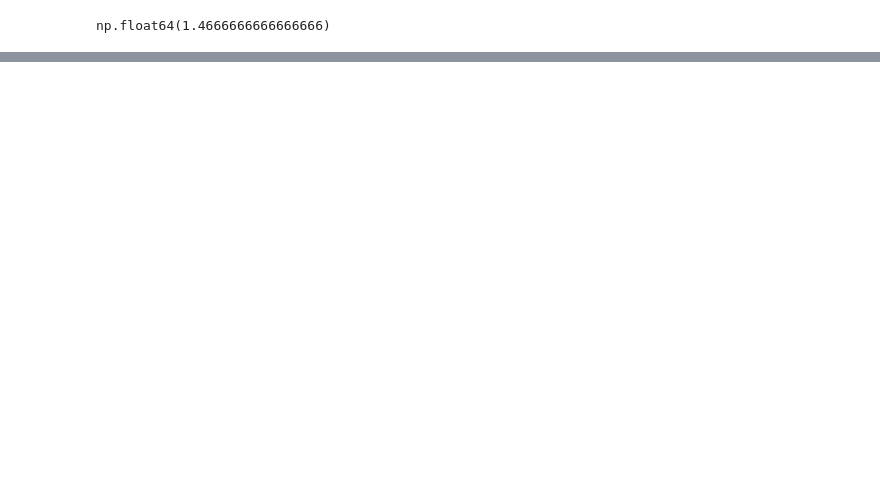
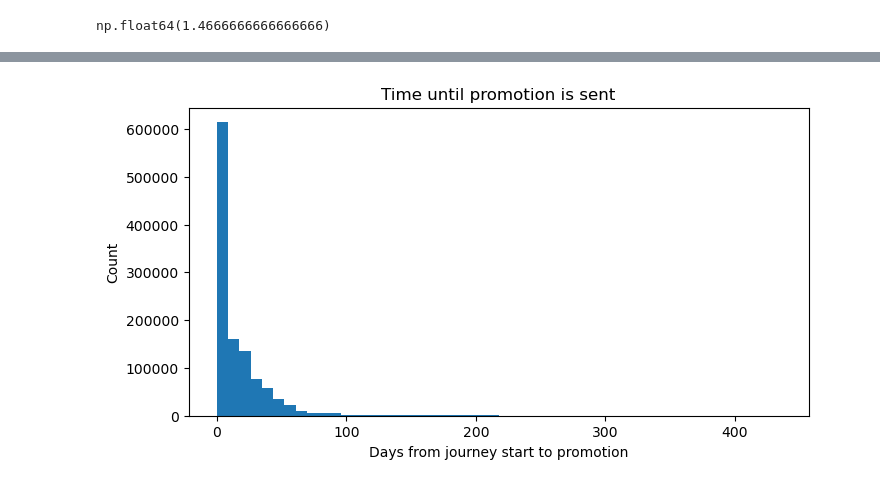
Before and after one commit to yubenjamin2022/UCLAStatsM148, a Jupyter notebook: assignment1.ipynb, the cells around one changed output, grey strips where cells are left out. Drawn from its saved outputs; the diff is of its cells as text; code cells hidden in the pictures; blank space fills up the shorter version.

```diff
--- a/assignment1.ipynb
+++ b/assignment1.ipynb
@@ -416,0 +513,21 @@ plt.show()
+# %%
+df = df.with_columns(
+    (pl.col("timestamps").list.get(pl.col("promo_index")) - pl.col("start_time"))
+    .dt.total_days()
+    .alias("days_to_promo")
+)
+# %%
+promo_time = (
+    df.filter(pl.col("has_promo"))
+      .select("days_to_promo")
+      .to_pandas()
+)
+# %%
+plt.figure(figsize=(8,4))
+plt.hist(promo_time["days_to_promo"], bins=50)
+plt.xlabel("Days from journey start to promotion")
+plt.ylabel("Count")
+plt.title("Time until promotion is sent")
+plt.show()
+# %% [output]
+[figure, added]
```
Also changed, not shown: parts of 29 cells of this notebook.
